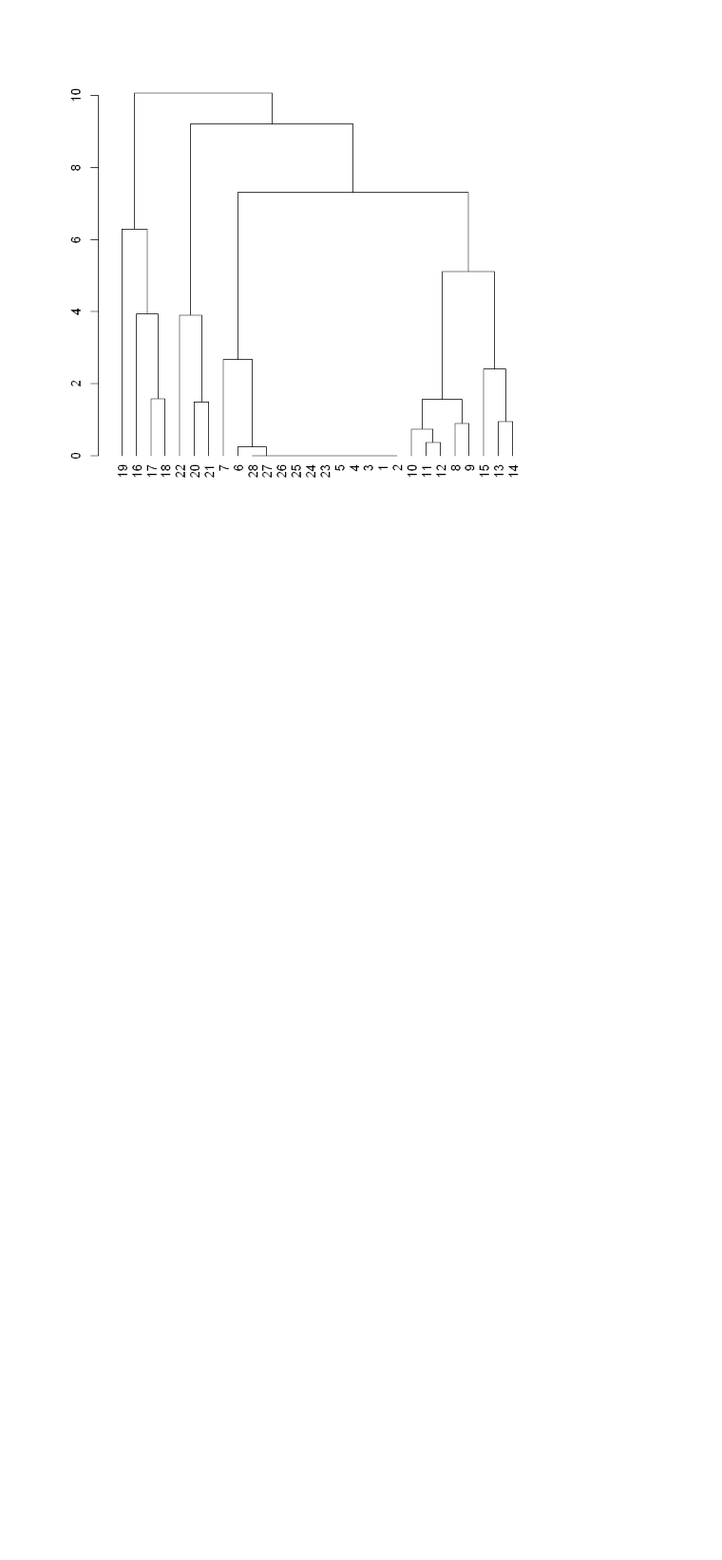
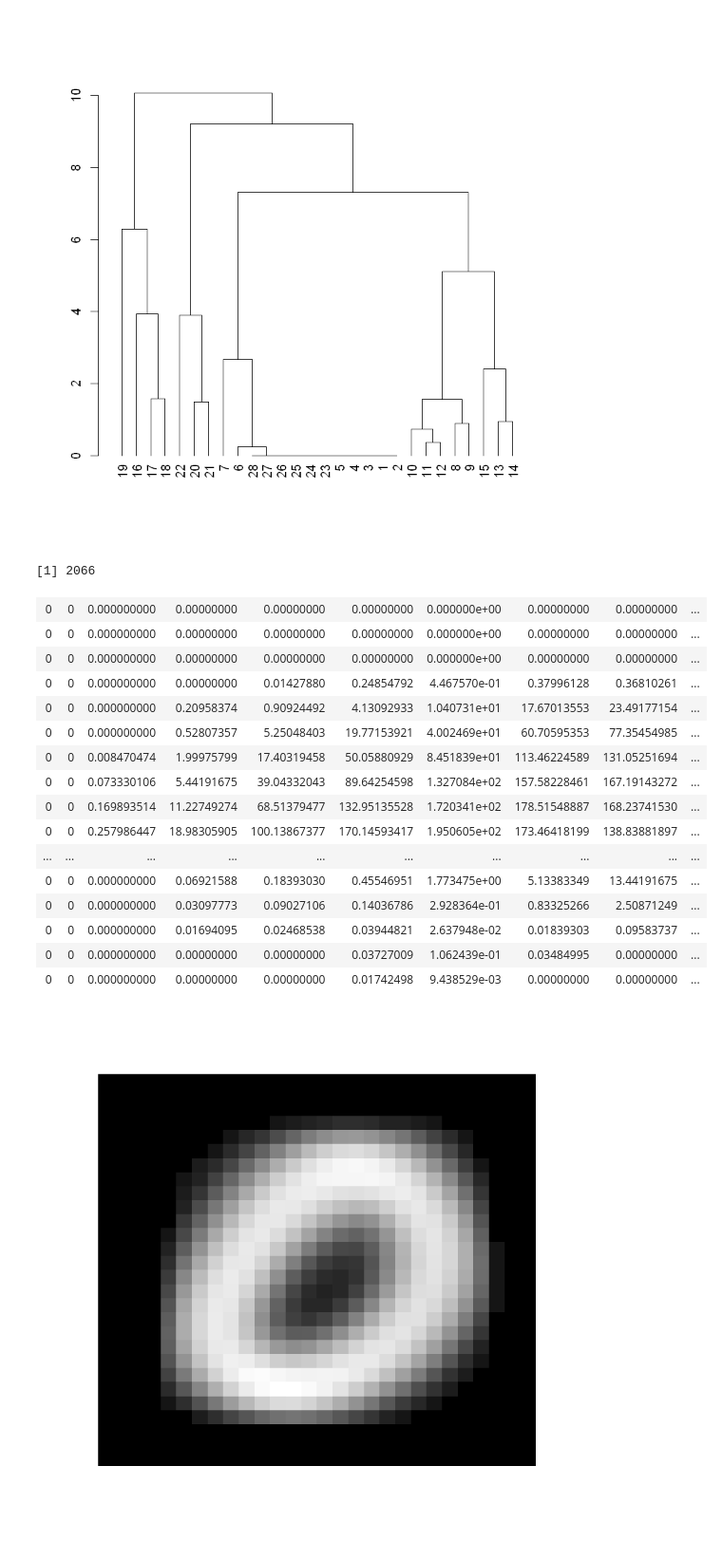
Before and after one commit to Ryan-Oblivion/Biostatistics_final, a Jupyter notebook: final_project_biostatistics.ipynb, the cells around one changed output. Shown: that part at 95% size. Cells and saved outputs as stored; diff of their text form; code cells hidden in the pictures; blank space fills up the shorter version.

Commit message:
final project with code
I came up with an idea on how we can build a classifier using the principal components of the average labels. towards the end of the code

```diff
--- a/final_project_biostatistics.ipynb
+++ b/final_project_biostatistics.ipynb
@@ -302,3 +302,12 @@ plot(as.dendrogram(pc_hclust))
 # it shouldnt be too hard. then we can feed 10 digits into it to create
 # an analysis to use as a comparison to any new digit information we use
 # as a test
+
+length(label_0[,1])/2
+# find half of the label 0 data which is 2066 rows
+
+train_0 <- label_0[c(1:2066),-1]
+train_1 <- (label_1[c(1:length(label_1)/2),-1])
+train_2 <- (label_2[c(1:length(label_2)/2),-1])
+# %% [output]
+[1] 2066
@@ -304,0 +320,63 @@ plot(as.dendrogram(pc_hclust))
+# %%
+# this cell is from the midterm. we are using it to get the averages of digits
+
+
+# this code it to just take the average of one single label number which is
+# label_0. we are doing this just to test on one lable then will make a
+# function in the next cell to pass in all the labels_(0-9)
+
+
+pixel_label_0  <- label_0[,-1]
+# taking all the data that has label hand writting as 0 and removing
+# the first column so we only have the pixels that represent 0
+# and we put that into a variable called pixel_label_0
+
+#length(pixel_label_0)
+c <- c(1:length(pixel_label_0))
+# now we want to make a variable that keeps track of every a number from
+# 1 to the max length of the columns this data consists
+
+ave_pix <- c()
+# we want to have an empty list ready for when we want to append the
+# average values of each column
+
+for (x in c){
+    # we want to loop through my c variable with x, then we will make
+    # x the column in the variable pixel_label_0
+
+    #pixel_label_0[,x]
+    ave_pix <- append(ave_pix,mean(pixel_label_0[,x]))
+    # with each for loop we will look at the column and take the mean of
+    # that entire column, then append the mean to the variable ave_pix
+}
+
+matrix_ave_pix <- matrix(rev(ave_pix), nrow=28, ncol=28)
+# here we take the list of means from ave_pix to make a matrix, where
+# each entry represents the mean number for each column in the
+# dataset labeled 0.
+
+matrix_ave_pix <- apply(matrix_ave_pix,2,rev)
+matrix_ave_pix
+
+image(matrix_ave_pix, axes = FALSE, col = grey.colors(256, start=0, end=1))
+# here we plot the matrix using image function, and make the colors
+# shades of grey
+#pixel_label_0
+# %% [output]
+| 0 | 0 | 0.000000000 | 0.00000000 | 0.00000000 | 0.00000000 | 0.000000e+00 | 0.00000000 | 0.00000000 | ... |
+| 0 | 0 | 0.000000000 | 0.00000000 | 0.00000000 | 0.00000000 | 0.000000e+00 | 0.00000000 | 0.00000000 | ... |
+| 0 | 0 | 0.000000000 | 0.00000000 | 0.00000000 | 0.00000000 | 0.000000e+00 | 0.00000000 | 0.00000000 | ... |
+| 0 | 0 | 0.000000000 | 0.00000000 | 0.01427880 | 0.24854792 | 4.467570e-01 | 0.37996128 | 0.36810261 | ... |
+| 0 | 0 | 0.000000000 | 0.20958374 | 0.90924492 | 4.13092933 | 1.040731e+01 | 17.67013553 | 23.49177154 | ... |
+| 0 | 0 | 0.000000000 | 0.52807357 | 5.25048403 | 19.77153921 | 4.002469e+01 | 60.70595353 | 77.35454985 | ... |
+| 0 | 0 | 0.008470474 | 1.99975799 | 17.40319458 | 50.05880929 | 8.451839e+01 | 113.46224589 | 131.05251694 | ... |
+| 0 | 0 | 0.073330106 | 5.44191675 | 39.04332043 | 89.64254598 | 1.327084e+02 | 157.58228461 | 167.19143272 | ... |
+| 0 | 0 | 0.169893514 | 11.22749274 | 68.51379477 | 132.95135528 | 1.720341e+02 | 178.51548887 | 168.23741530 | ... |
+| 0 | 0 | 0.257986447 | 18.98305905 | 100.13867377 | 170.14593417 | 1.950605e+02 | 173.46418199 | 138.83881897 | ... |
+| ... | ... | ... | ... | ... | ... | ... | ... | ... | ... |
+| 0 | 0 | 0.000000000 | 0.06921588 | 0.18393030 | 0.45546951 | 1.773475e+00 | 5.13383349 | 13.44191675 | ... |
+| 0 | 0 | 0.000000000 | 0.03097773 | 0.09027106 | 0.14036786 | 2.928364e-01 | 0.83325266 | 2.50871249 | ... |
+| 0 | 0 | 0.000000000 | 0.01694095 | 0.02468538 | 0.03944821 | 2.637948e-02 | 0.01839303 | 0.09583737 | ... |
+| 0 | 0 | 0.000000000 | 0.00000000 | 0.00000000 | 0.03727009 | 1.062439e-01 | 0.03484995 | 0.00000000 | ... |
+| 0 | 0 | 0.000000000 | 0.00000000 | 0.00000000 | 0.01742498 | 9.438529e-03 | 0.00000000 | 0.00000000 | ... |
+[figure, added]
```
Also changed, not shown: parts of 2 cells of this notebook.
